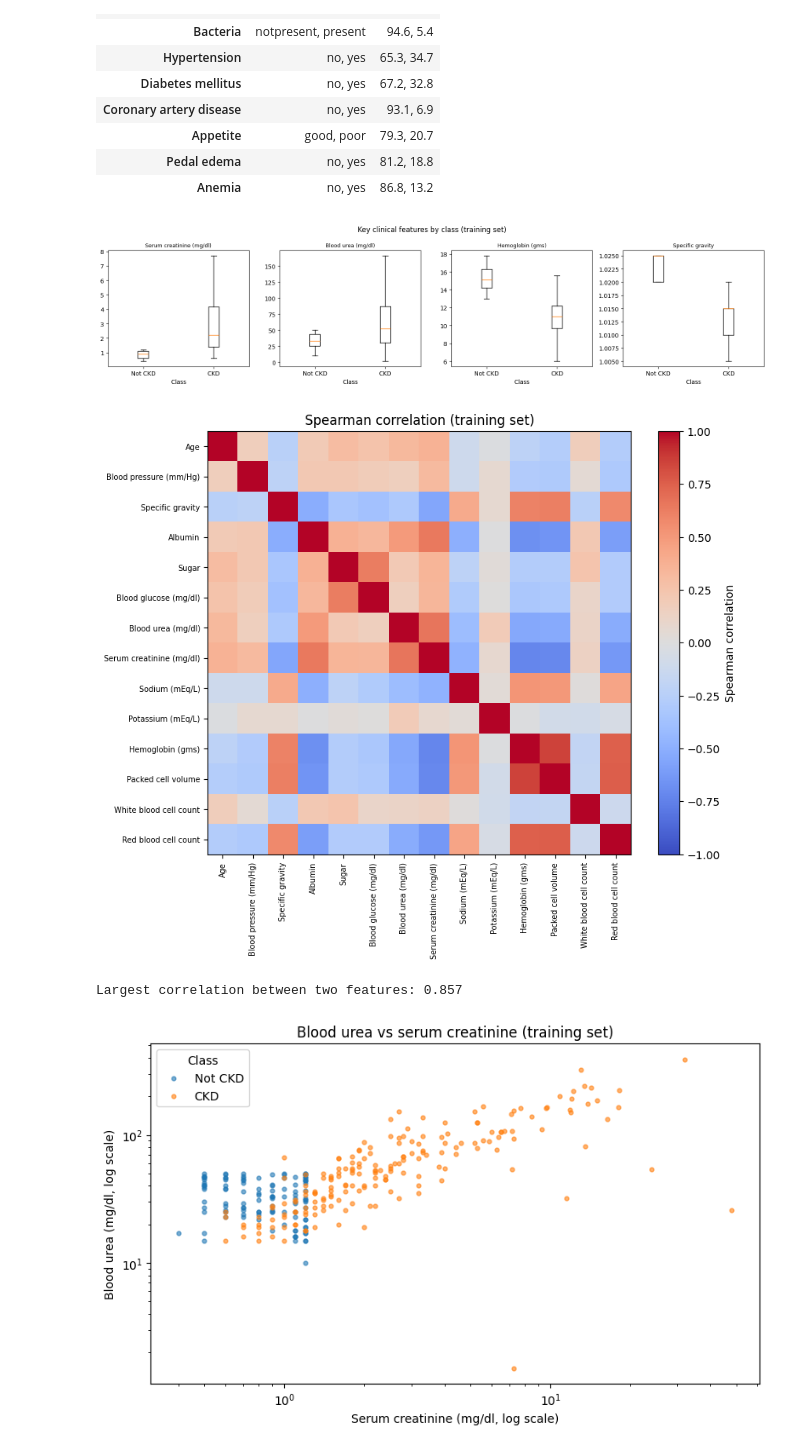
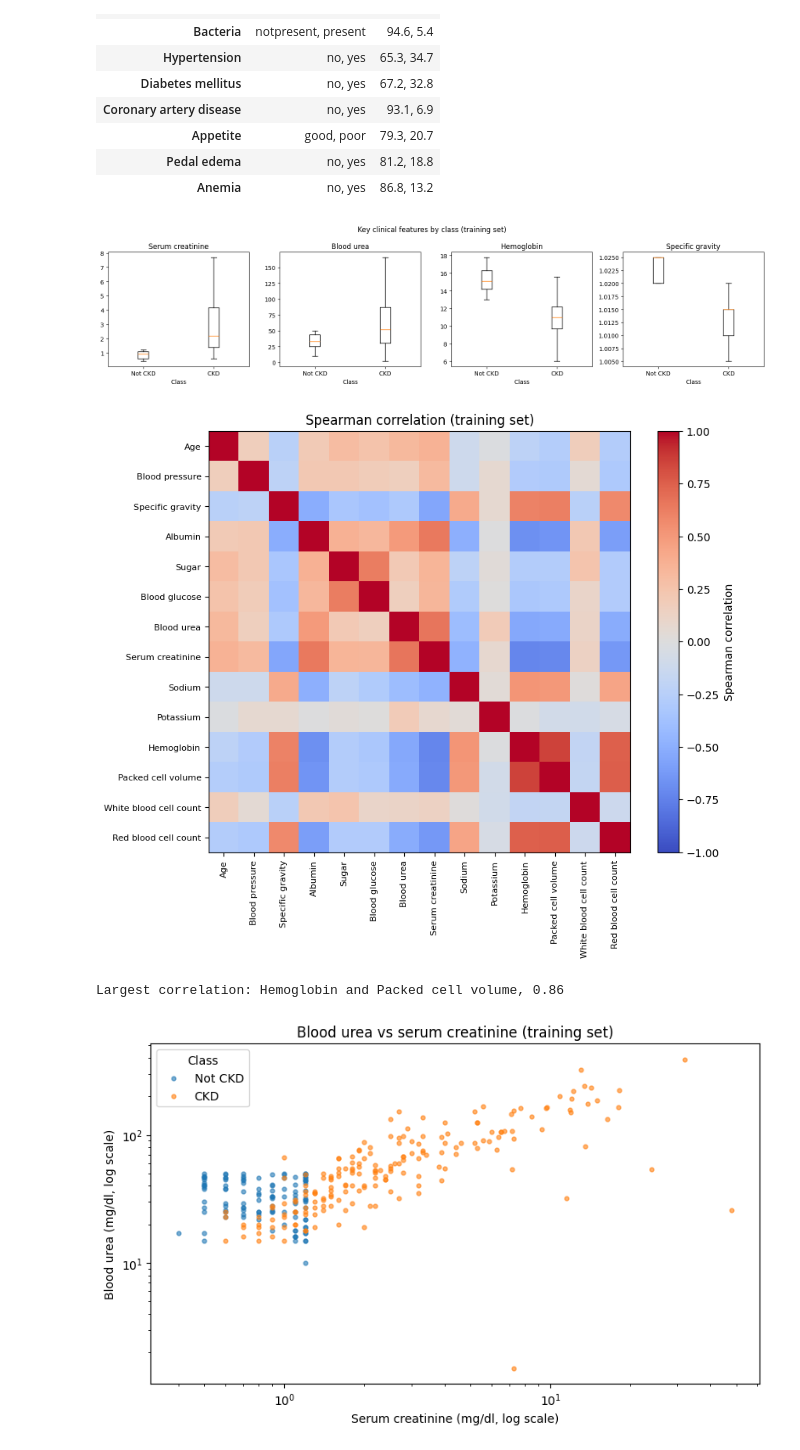
Before and after one commit to elgazar24/F21DL_Group_13, a Jupyter notebook: src/notebooks/Data_Analysis/Data_Preprocessing/DS1_Data_Preprocessing.ipynb, the cells around one changed output. Saved outputs shown, nothing was run; the diff lists cells and outputs as text; code cells hidden in the pictures.

```diff
--- a/src/notebooks/Data_Analysis/Data_Preprocessing/DS1_Data_Preprocessing.ipynb
+++ b/src/notebooks/Data_Analysis/Data_Preprocessing/DS1_Data_Preprocessing.ipynb
@@ -5,9 +5,10 @@ Prepares DS1 (UCI Chronic Kidney Disease, 400 patients, CKD vs not CKD) with the
 # %%
 import re
+from pathlib import Path
+
+import numpy as np
 import pandas as pd
-import numpy as np
 import matplotlib.pyplot as plt
-from pathlib import Path
 
 from sklearn.model_selection import train_test_split
 from sklearn.compose import ColumnTransformer
@@ -17,6 +18,8 @@ from sklearn.preprocessing import OrdinalEncoder, StandardScaler, FunctionTransf
 from sklearn.feature_selection import mutual_info_classif
 from sklearn.utils.class_weight import compute_class_weight
 
+base = Path("../../../../assets/datasets/1_UCI_Chronic_Kidney_Disease_Dataset")
+target = "class"
 RANDOM_STATE = 42
 # %% [markdown]
 ## 1. Load DS1 and describe the data
@@ -84,6 +82,7 @@ display(overview)
 | Duplicate rows | 0 |
 # %%
 columns = pd.DataFrame({
+    "Name": [names[c] for c in df.columns],
     "Type": df.dtypes.astype(str),
     "Missing": df.isnull().sum(),
     "Unique": df.nunique(),
@@ -139,8 +129,8 @@ display(df.head())
 # %% [markdown]
 ## 2. Stratified train/test split
 # %%
-X = df.drop(columns=["Target"])
-y = df["Target"]
+X = df.drop(columns=[target])
+y = df[target]
 
 X_train, X_test, y_train, y_test = train_test_split(
     X, y, test_size=0.2, stratify=y, random_state=RANDOM_STATE
@@ -148,7 +138,7 @@ X_train, X_test, y_train, y_test = train_test_split(
 
 split = pd.DataFrame({
     "Rows": [len(X_train), len(X_test)],
-    "Features": [X_train.shape[1], X_test.shape[1]],
-}, index=["Train", "Test"])
+    "CKD %": [y_train.eq("ckd").mean() * 100, y_test.eq("ckd").mean() * 100],
+}, index=["Train", "Test"]).round(1)
 display(split)
 # %% [output]
@@ -189,10 +167,12 @@ print("Imbalance ratio:", round(counts.max() / counts.min(), 1))
 [figure]
 Imbalance ratio: 1.7
 # %%
-num_cols = train.select_dtypes(include="number").columns
-stats = train[num_cols].describe().T[["min", "max", "mean", "std"]]
-stats["skew"] = train[num_cols].skew()
-display(stats.round(3))
+num_cols = X_train.select_dtypes(include="number").columns
+text_cols = X_train.select_dtypes(exclude="number").columns
+
+stats = X_train[num_cols].describe().T[["min", "max", "mean", "std"]]
+stats["skew"] = X_train[num_cols].skew()
+display(stats.rename(index=names).round(3))
 # %% [output]
 |  | min | max | mean | std | skew |
 | Age | 2.000 | 90.000 | 51.095 | 16.882 | -0.614 |
@@ -229,32 +208,34 @@ display(cat_stats)
 | Pedal edema | no, yes | 81.2, 18.8 |
 | Anemia | no, yes | 86.8, 13.2 |
 # %%
-key = ["Serum creatinine (mg/dl)", "Blood urea (mg/dl)", "Hemoglobin (gms)", "Specific gravity"]
+key = ["sc", "bu", "hemo", "sg"]
 fig, axes = plt.subplots(1, 4, figsize=(16, 4))
 for ax, col in zip(axes, key):
-    ax.boxplot([train.loc[train["Target"] == c, col].dropna() for c in order], tick_labels=short, showfliers=False)
-    ax.set_title(col, fontsize=9)
+    ax.boxplot([train.loc[train[target] == c, col].dropna() for c in order], tick_labels=short, showfliers=False)
+    ax.set_title(names[col])
     ax.set_xlabel("Class")
 fig.suptitle("Key clinical features by class (training set)")
 fig.tight_layout()
 plt.show()
 # %% [output]
-[figure, old version]
+[figure, new version]
 # %%
-corr = train[num_cols].corr(method="spearman")
+corr = X_train[num_cols].corr(method="spearman")
+labels = [names[c] for c in num_cols]
 plt.figure(figsize=(9, 7))
 plt.imshow(corr, cmap="coolwarm", vmin=-1, vmax=1)
 plt.colorbar(label="Spearman correlation")
-plt.xticks(range(len(num_cols)), num_cols, rotation=90, fontsize=7)
-plt.yticks(range(len(num_cols)), num_cols, fontsize=7)
+plt.xticks(range(len(labels)), labels, rotation=90, fontsize=8)
+plt.yticks(range(len(labels)), labels, fontsize=8)
 plt.title("Spearman correlation (training set)")
 plt.show()
 
-off = corr.where(~np.eye(len(corr), dtype=bool)).abs()
-print("Largest correlation between two features:", round(off.max().max(), 3))
+off = corr.where(~np.eye(len(corr), dtype=bool)).abs().stack()
+a, b = off.idxmax()
+print(f"Largest correlation: {names[a]} and {names[b]}, {off.max():.2f}")
 # %% [output]
-[figure, old version]
+[figure, new version]
-Largest correlation between two features: 0.857
+Largest correlation: Hemoglobin and Packed cell volume, 0.86
 # %%
 fig, ax = plt.subplots(figsize=(8, 5))
 for c, s in zip(order, short):
```
Also changed, not shown: parts of 27 cells of this notebook, 10 other files.
